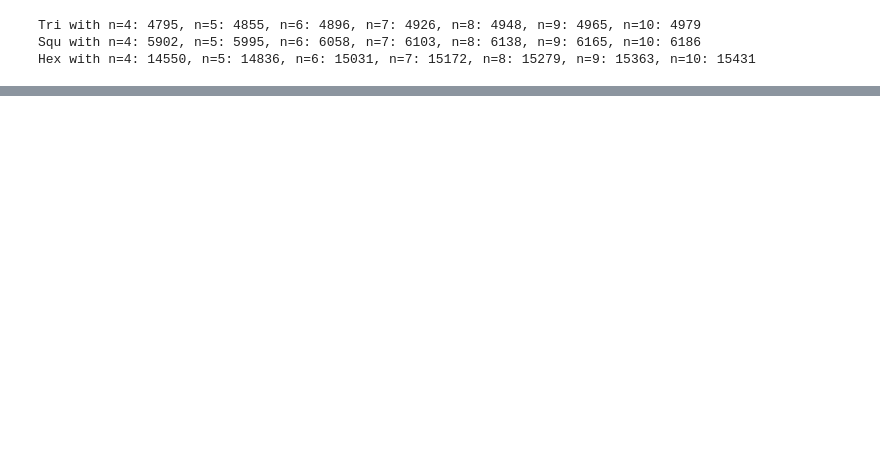
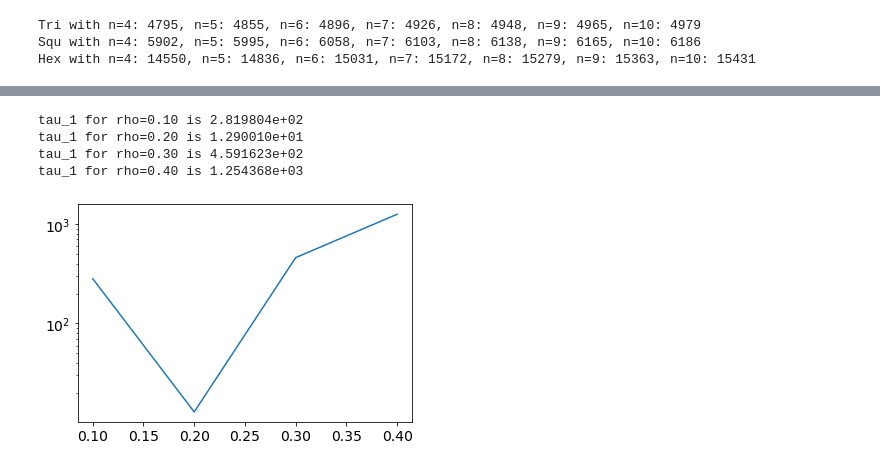
Before and after one commit to larstors/BA, a Jupyter notebook: code_from_richard/lars_sim/Data/testing/timeevoplot.ipynb, the cells around one changed output, grey strips where cells are left out. Cells and saved outputs as stored; diff of their text form; code cells hidden in the pictures; blank space fills up the shorter version.

```diff
--- a/code_from_richard/lars_sim/Data/testing/timeevoplot.ipynb
+++ b/code_from_richard/lars_sim/Data/testing/timeevoplot.ipynb
@@ -1232,0 +1246,25 @@ IndexError: too many indices for array: array is 1-dimensional, but 2 were index
+# %%
+def cross2(ar, threshold):
+    x0 = ar[0]
+    for i in range(200, len(ar)):
+        if (ar[i] - ar[i-200]) > tr:
+            return i
+    return len(ar)
+
+
+tr = 0.1
+
+
+tri3 = np.array([np.power(1.01, cross2(np.log10(tr1[1:-2, 1]), tr)), np.power(1.01, cross2(np.log10(tr2[1:-2, 1]), tr)), np.power(1.01, cross2(np.log10(tr3[1:-2, 1]), tr)), np.power(1.01, cross2(np.log10(tr4[1:-2, 1]), tr))])
+fig1 = plt.figure()
+plt.plot(dens, tri3)
+plt.yscale("log")
+
+for i in range(len(tri3)):
+    print("tau_1 for rho=%.2f is %e" % (dens[i], tri3[i]))
+# %% [output]
+tau_1 for rho=0.10 is 2.819804e+02
+tau_1 for rho=0.20 is 1.290010e+01
+tau_1 for rho=0.30 is 4.591623e+02
+tau_1 for rho=0.40 is 1.254368e+03
+[figure, added]
```
Also changed, not shown: parts of 11 cells of this notebook, 1 other file.
